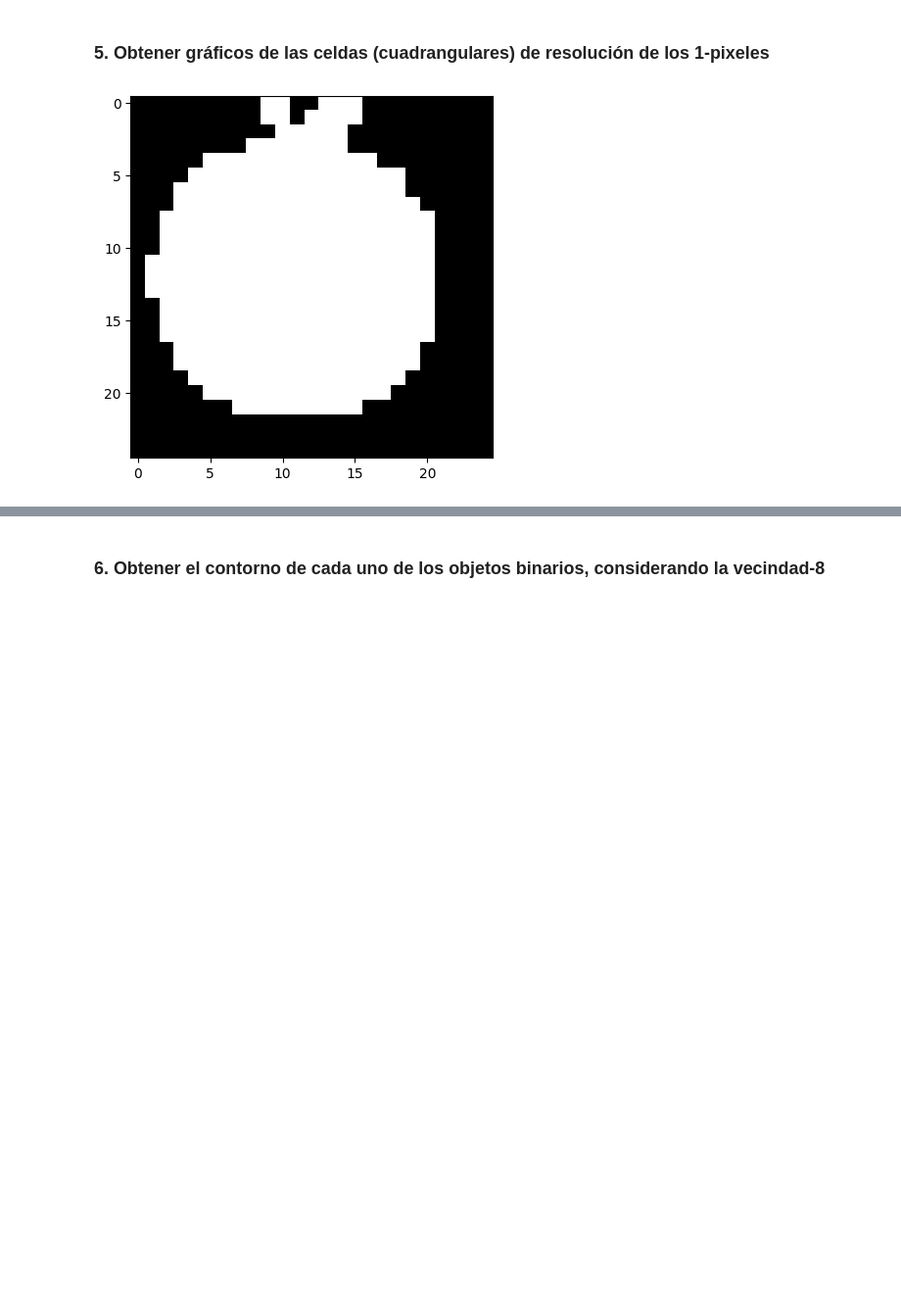
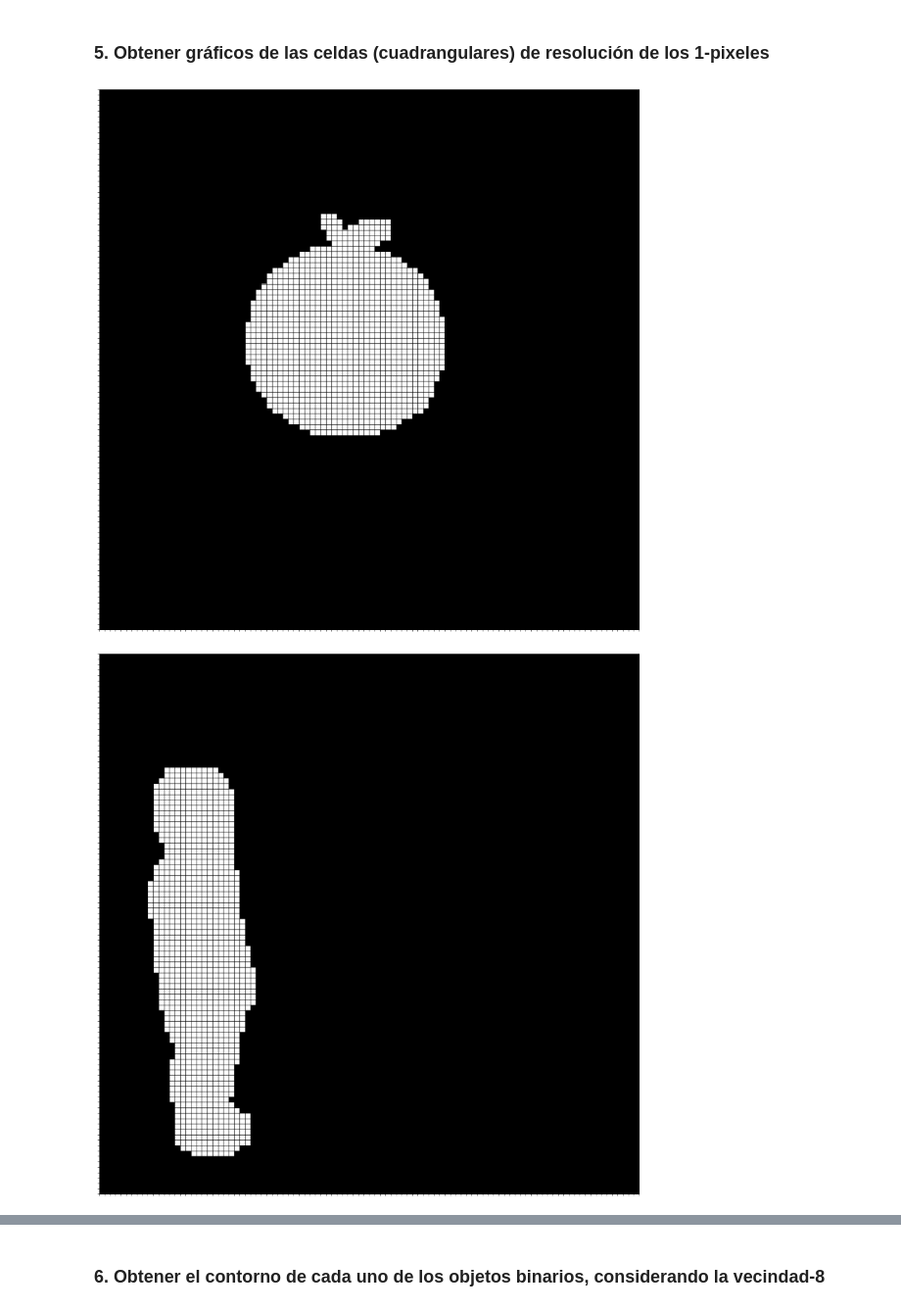
Before and after one commit to P4R-D4RK/Examen_Tarea2_Graficacion, a Jupyter notebook: Code.ipynb, the cells around one changed output, grey strips where cells are left out. Shown at 98% size. Cells and saved outputs as stored; diff of their text form; code cells hidden in the pictures; blank space fills up the shorter version.

```diff
--- a/Code.ipynb
+++ b/Code.ipynb
@@ -83,0 +63,7 @@ for i in range(len(images)):
+# %%
+def calculate_center_of_mass(image):
+    M = np.sum(image)
+    x, y = np.meshgrid(np.arange(image.shape[1]), np.arange(image.shape[0]))
+    Xcm = np.sum(x * image) / M
+    Ycm = np.sum(y * image) / M
+    return int(np.floor(Xcm)), int(np.floor(Ycm))
@@ -86,28 +184,23 @@ for i in range(len(images)):
 # %% [markdown]
 ### 5. Obtener gráficos de las celdas (cuadrangulares) de resolución de los 1-pixeles
-# %%
-import numpy as np
-from PIL import Image
-import matplotlib.pyplot as plt
-
-# cargar la imagen binaria
-img = Image.open("images/apple-1.png")
-
-# convertir la imagen a una matriz numpy
-img_array = np.array(img)
-
-# definir el tamaño de las celdas cuadrangulares
-cell_size = 10
-
-# dividir la imagen en celdas cuadrangulares
-cells = np.zeros((img_array.shape[0] // cell_size, img_array.shape[1] // cell_size))
-for i in range(cells.shape[0]):
-    for j in range(cells.shape[1]):
-        cell = img_array[i*cell_size:(i+1)*cell_size, j*cell_size:(j+1)*cell_size]
-        cells[i,j] = np.any(cell > 0)
-
-# visualizar las celdas cuadrangulares
-plt.imshow(cells, cmap="gray")
-plt.show()
-# %% [output]
-[figure, removed]
+# %%
+for image in scaled_images:
+    binary_image = image
+
+    # Configurar el tamaño de la figura y la cuadrícula
+    fig, ax = plt.subplots(figsize=(20,20))
+    ax.set_xticks(np.arange(-0.5, binary_image.shape[1], 1))
+    ax.set_yticks(np.arange(-0.5, binary_image.shape[0], 1))
+    ax.grid(which='both', color='black', linestyle='-', linewidth=1)
+
+    # Configurar la etiqueta para los ejes x e y
+    ax.set_xticklabels([])
+    ax.set_yticklabels([])
+
+    # Mostrar la imagen binaria en la cuadrícula
+    ax.imshow(binary_image, cmap='gray', interpolation='nearest')
+
+    plt.show()
+# %% [output]
+[figure, added]
+[figure, added]
```
Also changed, not shown: parts of 25 cells of this notebook, 3 other files.
